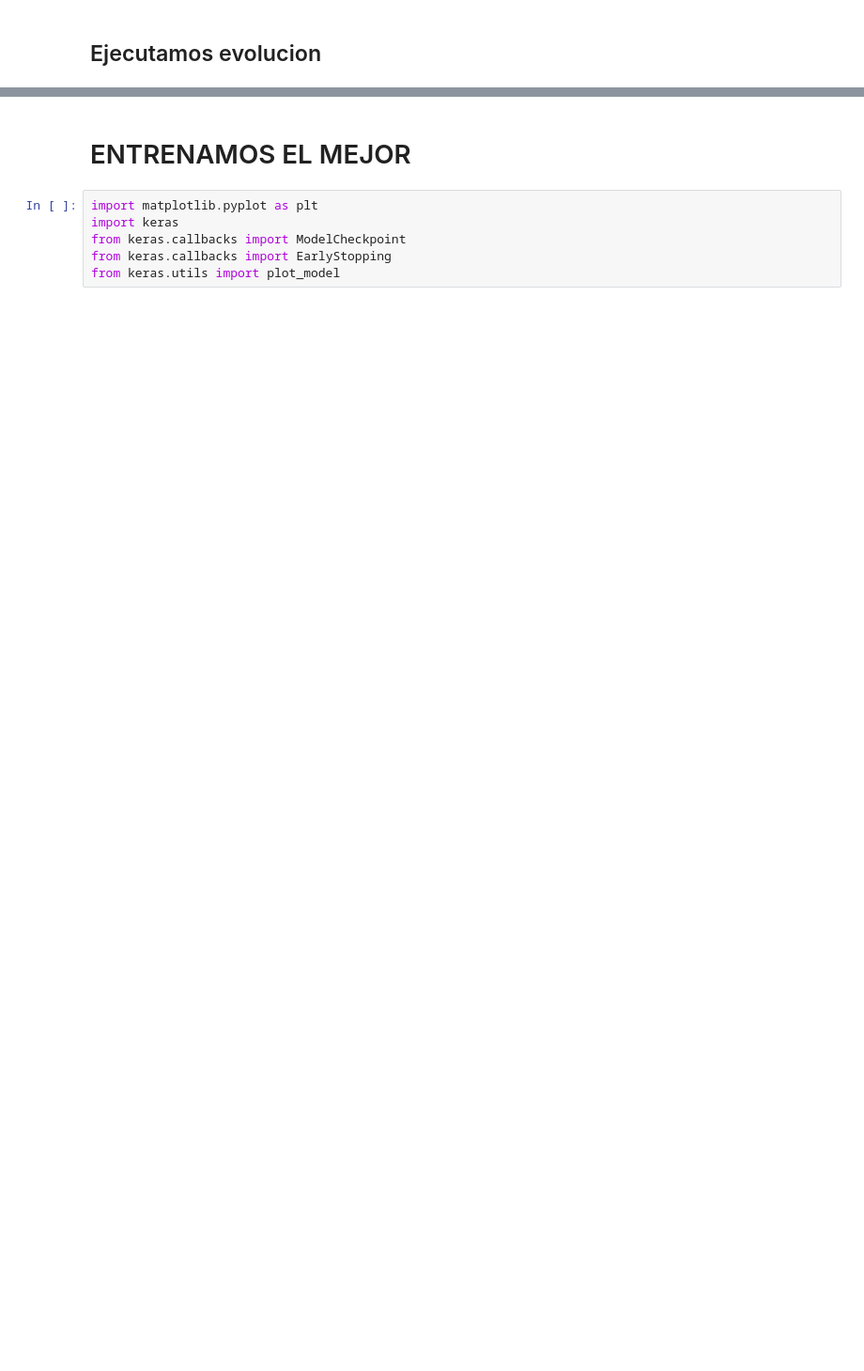
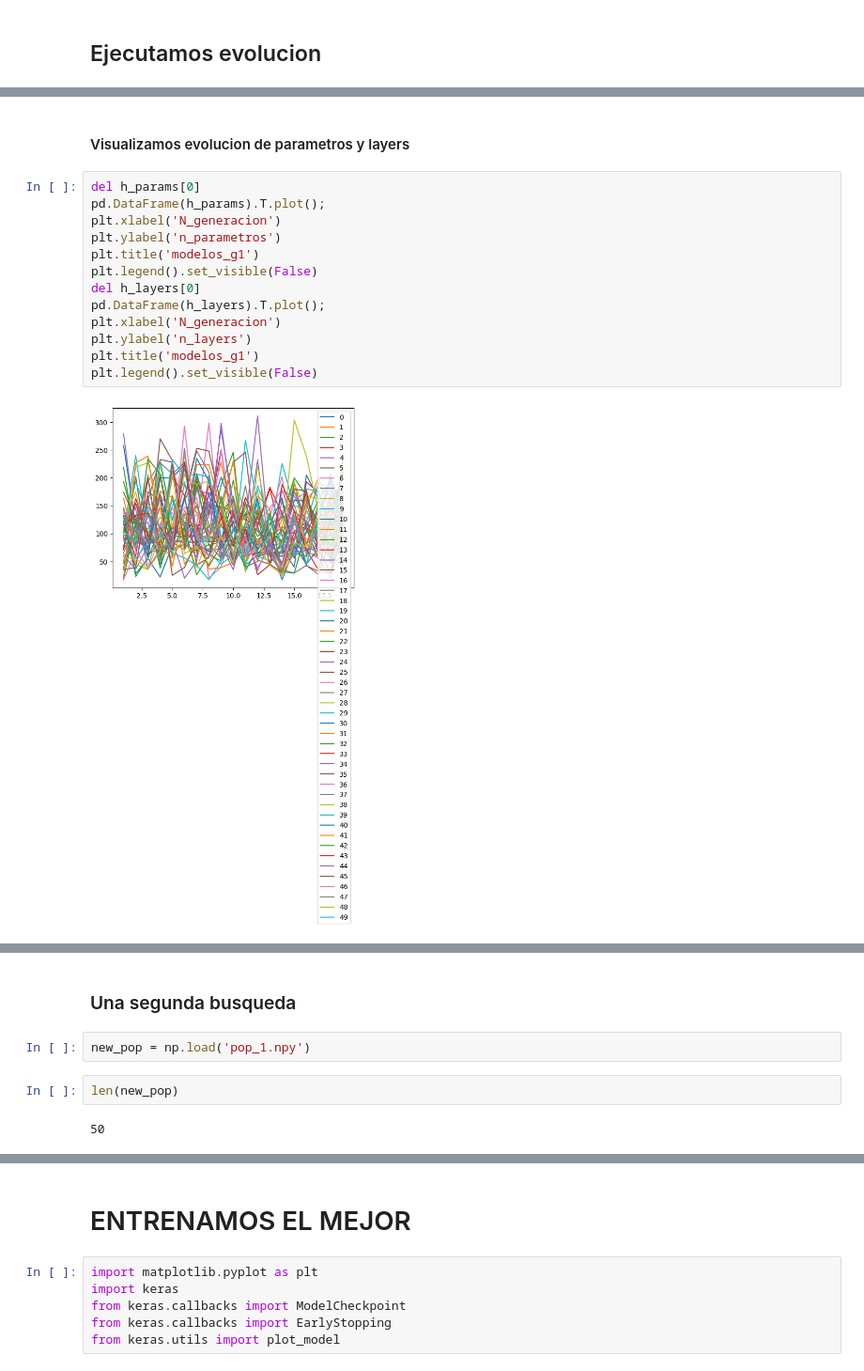
Before and after one commit to tintenderete/TFM, a Jupyter notebook: TFM__TABULAR_2.ipynb, the cells around one changed output, grey strips where cells are left out. Shown at 94% size. Drawn from its saved outputs; the diff is of its cells as text; blank space fills up the shorter version.

```diff
--- a/TFM__TABULAR_2.ipynb
+++ b/TFM__TABULAR_2.ipynb
@@ -709,0 +753,17 @@ def evo_get_model(
+# %% [markdown]
+#### Visualizamos evolucion de parametros y layers
+# %%
+del h_params[0]
+pd.DataFrame(h_params).T.plot();
+plt.xlabel('N_generacion')
+plt.ylabel('n_parametros')
+plt.title('modelos_g1')
+plt.legend().set_visible(False)
+del h_layers[0]
+pd.DataFrame(h_layers).T.plot();
+plt.xlabel('N_generacion')
+plt.ylabel('n_layers')
+plt.title('modelos_g1')
+plt.legend().set_visible(False)
+# %% [output]
+[figure, added]
@@ -710 +771,9 @@ def evo_get_model(
+# %% [markdown]
+### Una segunda busqueda
+# %%
+new_pop = np.load('pop_1.npy')
+# %%
+len(new_pop)
+# %% [output]
+50
 # %%
```
Also changed, not shown: parts of 55 cells of this notebook.
